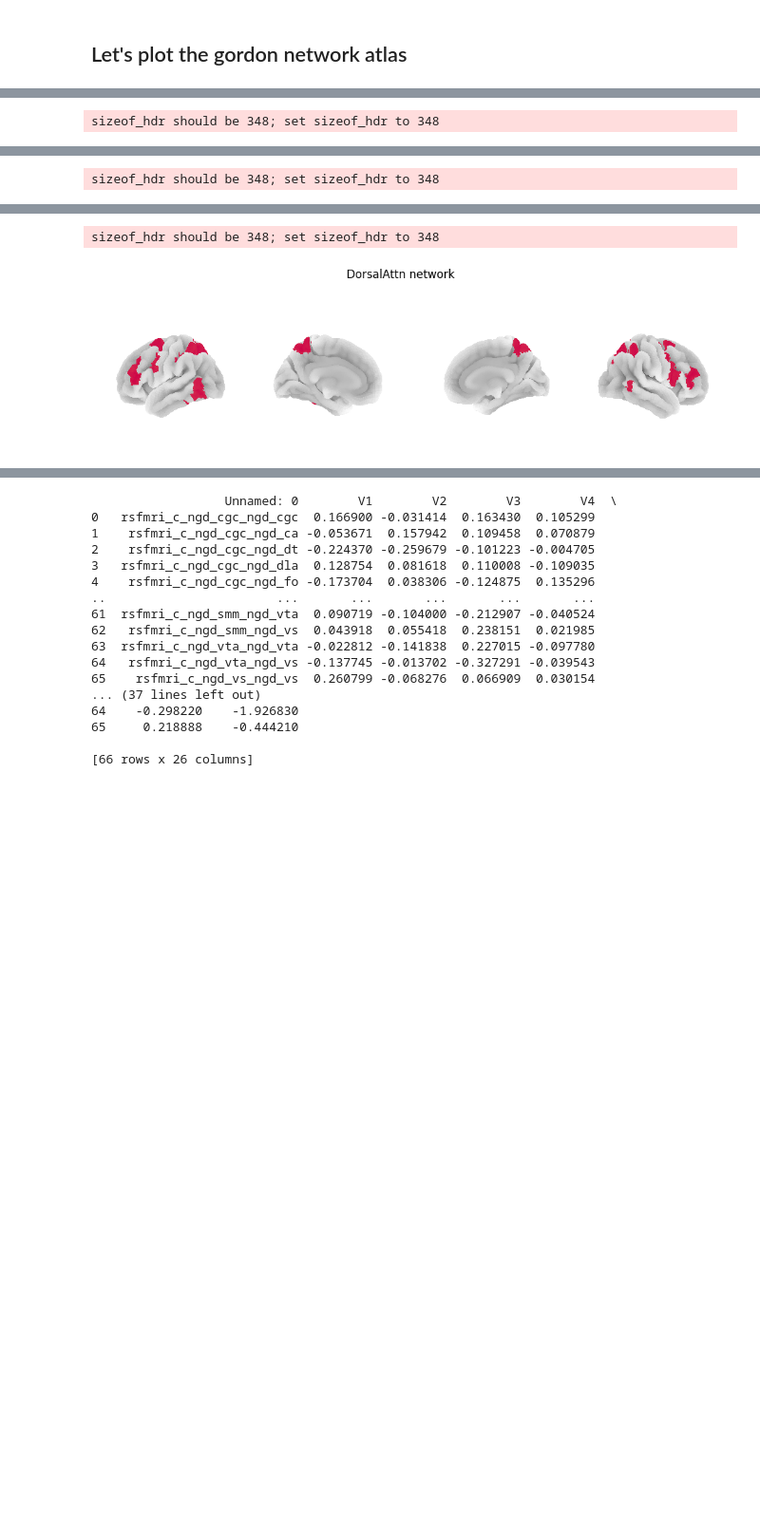
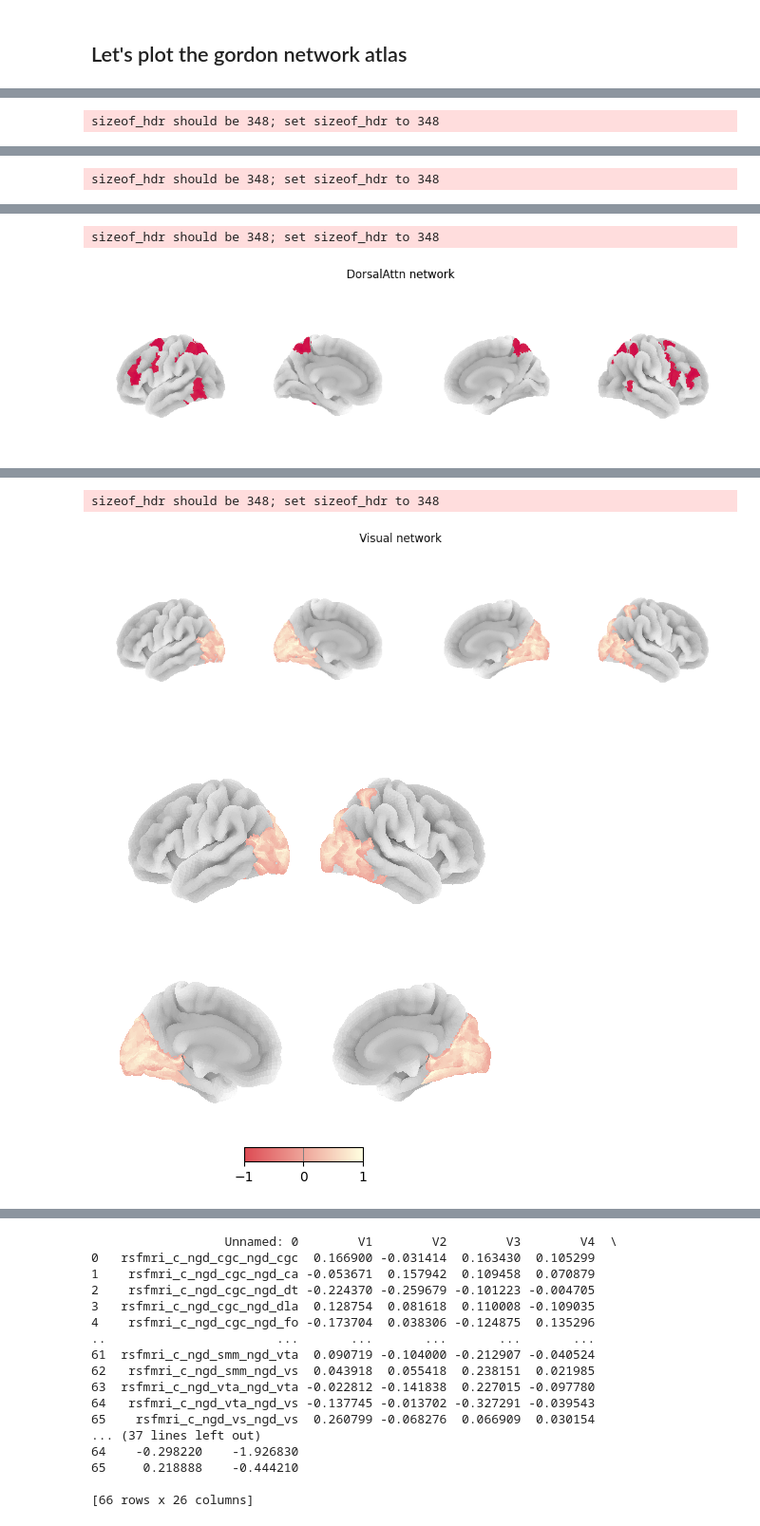
Before and after one commit to chlohamp/abcd-plsc, a Jupyter notebook: plsc-figures.ipynb, the cells around one changed output, grey strips where cells are left out. Shown at 95% size. Drawn from its saved outputs; the diff is of its cells as text; code cells hidden in the pictures; blank space fills up the shorter version.

```diff
--- a/plsc-figures.ipynb
+++ b/plsc-figures.ipynb
@@ -511,7 +376,5 @@ plt.show()
 # %%
-import numpy as np
-import nibabel as nib
-from nilearn import datasets
+
 
 # fetch once
 surf = datasets.fetch_surf_fsaverage()
@@ -527,33 +390,36 @@ hdr = img.header
 # dim 3: 3, 1, 11, 4
 networks = [10, 1, 13, 4]
 network_map = {10: "CinguloOperc", 1: "Default", 13: "DorsalAttn", 4: "Visual"}
 
-networks = [3, 1, 11, 4]
-network_map = {3: "SensoriMouth", 1: "Default", 11: "VentralAttn", 4: "Visual"}
-colors = [cmap1, cmap2, cmap3]
+'''networks = [3, 1, 11, 4]
+network_map = {3: "SensoriMouth", 1: "Default", 11: "VentralAttn", 4: "Visual"}'''
+colors = [cmap1, cmap2, cmap3, cmap4]
 
 for net, color in zip(networks, colors):
     # create a binary mask: 1 where data==net, 0 elsewhere
     mask_vol = (data == net).astype(np.uint8)
     mask_img = nib.Nifti1Image(mask_vol, affine, hdr)
 
     # plot it
     fig_stat, fig_img = plot_surfaces(
         nifti=mask_img,
         surf=surf,
         cmap=color,  # any cmap is fine for binary
         vmax=1,  # since mask only has 0 & 1
         threshold=0.01,  # hides the zeros
     )
     fig_stat.suptitle(f"{network_map[net]} network", y=0.9)
     plt.show()
 # %% [output]
 sizeof_hdr should be 348; set sizeof_hdr to 348
 [figure]
 [figure]
 sizeof_hdr should be 348; set sizeof_hdr to 348
 [figure]
 [figure]
 sizeof_hdr should be 348; set sizeof_hdr to 348
 [figure]
 [figure]
+sizeof_hdr should be 348; set sizeof_hdr to 348
+[figure, added]
+[figure, added]
```
Also changed, not shown: parts of 15 cells of this notebook.
